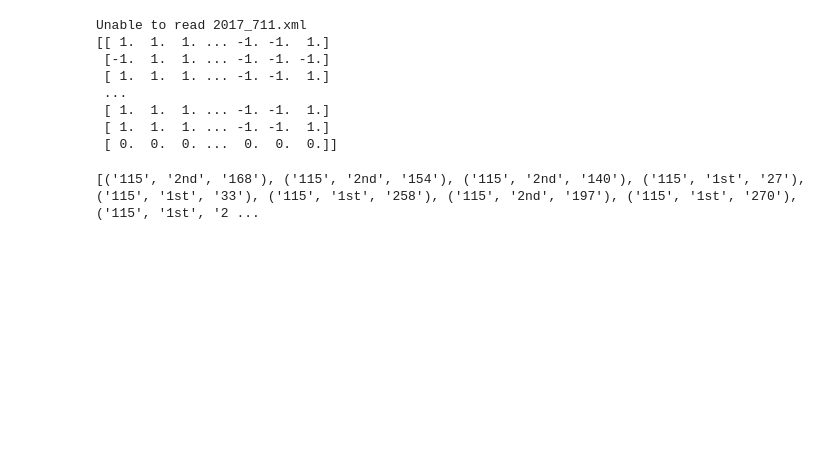
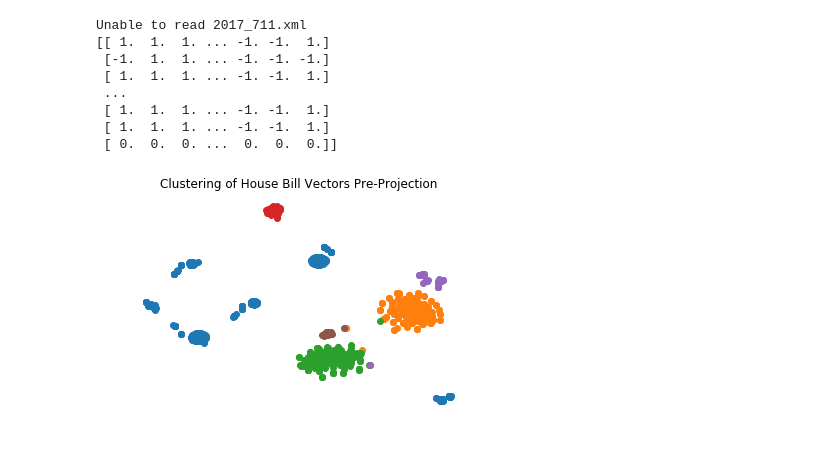
Before and after one commit to vivekmyers/Athenius, a Jupyter notebook: pyscripts/data_visualization.ipynb, the cells around one changed output. Saved outputs shown, nothing was run; the diff lists cells and outputs as text; code cells hidden in the pictures; blank space fills up the shorter version.

Commit message:
visualizing house data

```diff
--- a/pyscripts/data_visualization.ipynb
+++ b/pyscripts/data_visualization.ipynb
@@ -73,7 +73,18 @@ Unable to read 2017_711.xml
  [ 1.  1.  1. ... -1. -1.  1.]
  [ 1.  1.  1. ... -1. -1.  1.]
  [ 0.  0.  0. ...  0.  0.  0.]]
-# %%
-print(bills)
-# %% [output]
-[('115', '2nd', '168'), ('115', '2nd', '154'), ('115', '2nd', '140'), ('115', '1st', '27'), ('115', '1st', '33'), ('115', '1st', '258'), ('115', '2nd', '197'), ('115', '1st', '270'), ('115', '1st', '2 ...
+# %%
+em = TSNE(n_components=2).fit_transform(arr.T)
+
+# We color code the bill vectors by their cluster in the
+# original data before TSNE projection
+
+num_clust = 6
+centers = KMeans(n_clusters=num_clust).fit_predict(arr.T)
+plt.axis('off')
+plt.title('Clustering of House Bill Vectors Pre-Projection')
+for i in range(num_clust):
+    plt.scatter(em[centers == i, 0], em[centers == i, 1])
+plt.show();
+# %% [output]
+[figure, added]
```
Also changed, not shown: parts of 4 cells of this notebook.
